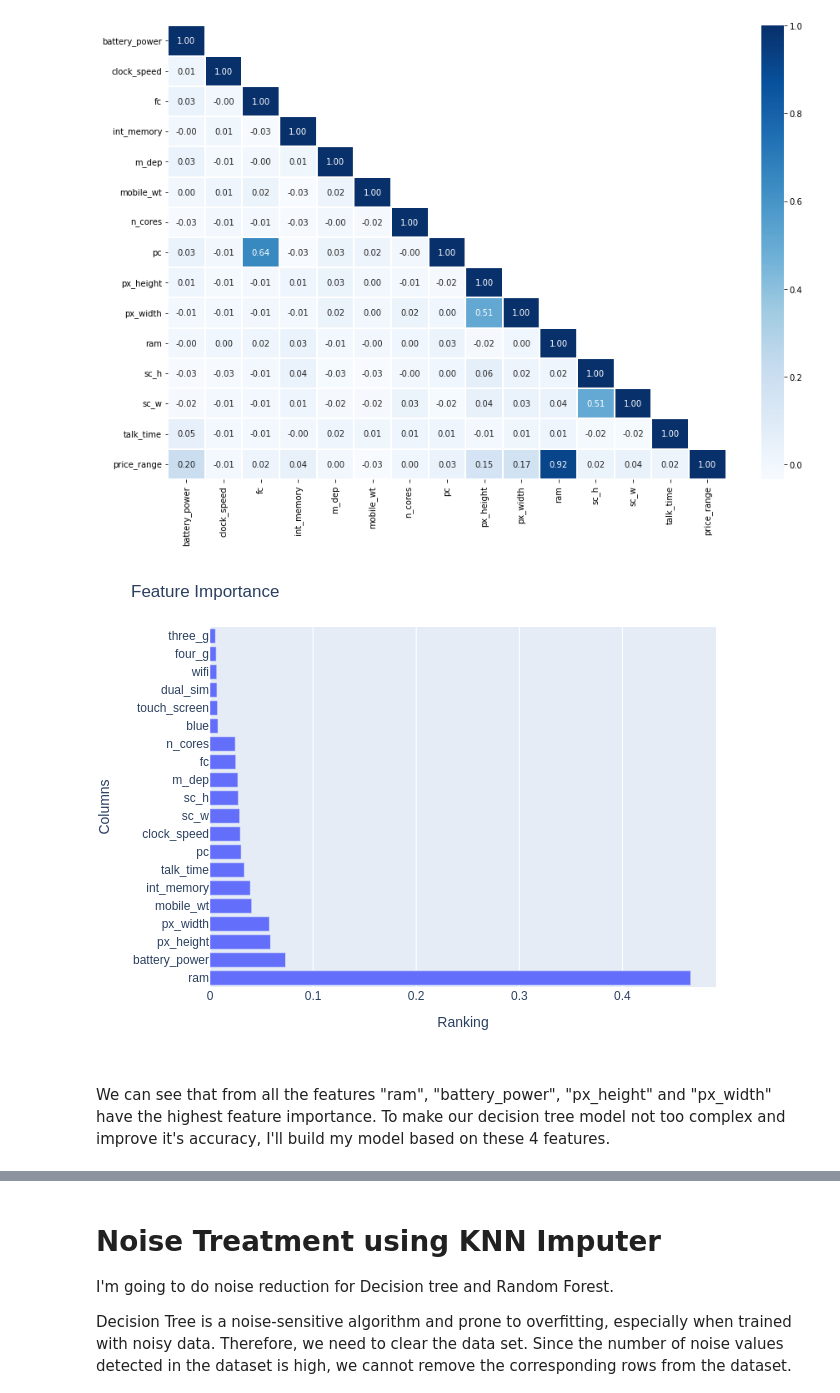
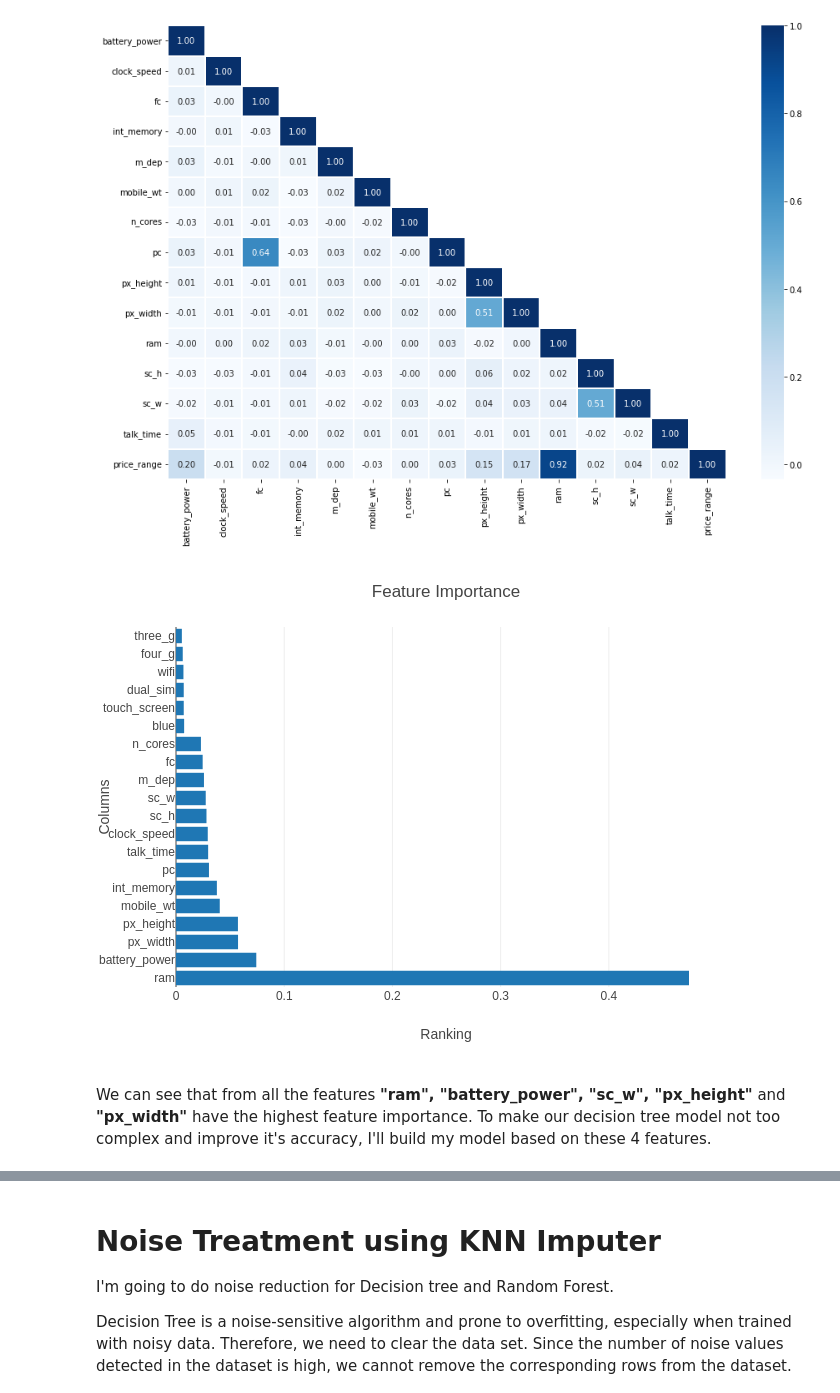
Before and after one commit to TatKhachatryan/Classification-Project, a Jupyter notebook: Mobile_Price_Classification.ipynb, the cells around one changed output, grey strips where cells are left out. Drawn from its saved outputs; the diff is of its cells as text; code cells hidden in the pictures.

```diff
--- a/Mobile_Price_Classification.ipynb
+++ b/Mobile_Price_Classification.ipynb
@@ -235,20 +246,20 @@ plt.show()
 # %%
 X = train.drop(['price_range'], axis=1)
 
 y = train['price_range']
 
 X_train, X_test, y_train, y_test = train_test_split(X, y, test_size=0.2, random_state=42)
 
 rf = RandomForestClassifier(n_estimators=80, max_features='auto')
 rf.fit(X_train, y_train)
 ranking = np.argsort(-rf.feature_importances_)
 
-fig = px.bar(x=rf.feature_importances_[ranking], y=X_train.columns.values[ranking], orientation='h')
+fig = px.bar(x=rf.feature_importances_[ranking], y=X_train.columns.values[ranking], orientation='h', template='ygridoff')
 fig.update_layout(title='Feature Importance',
                   xaxis_title="Ranking",
                   yaxis_title="Columns",)
 fig.show(renderer="png")
 # %% [output]
-[figure, old version]
+[figure, new version]
 # %% [markdown]
-We can see that from all the features "ram", "battery_power", "px_height" and "px_width" have the highest feature importance. To make our decision tree model not too complex and improve it's accuracy, I'll build my model based on these 4 features.
+We can see that from all the features **"ram", "battery_power", "sc_w", "px_height"** and **"px_width"** have the highest feature importance. To make our decision tree model not too complex and improve it's accuracy, I'll build my model based on these 4 features.
```
Also changed, not shown: parts of 21 cells of this notebook.
